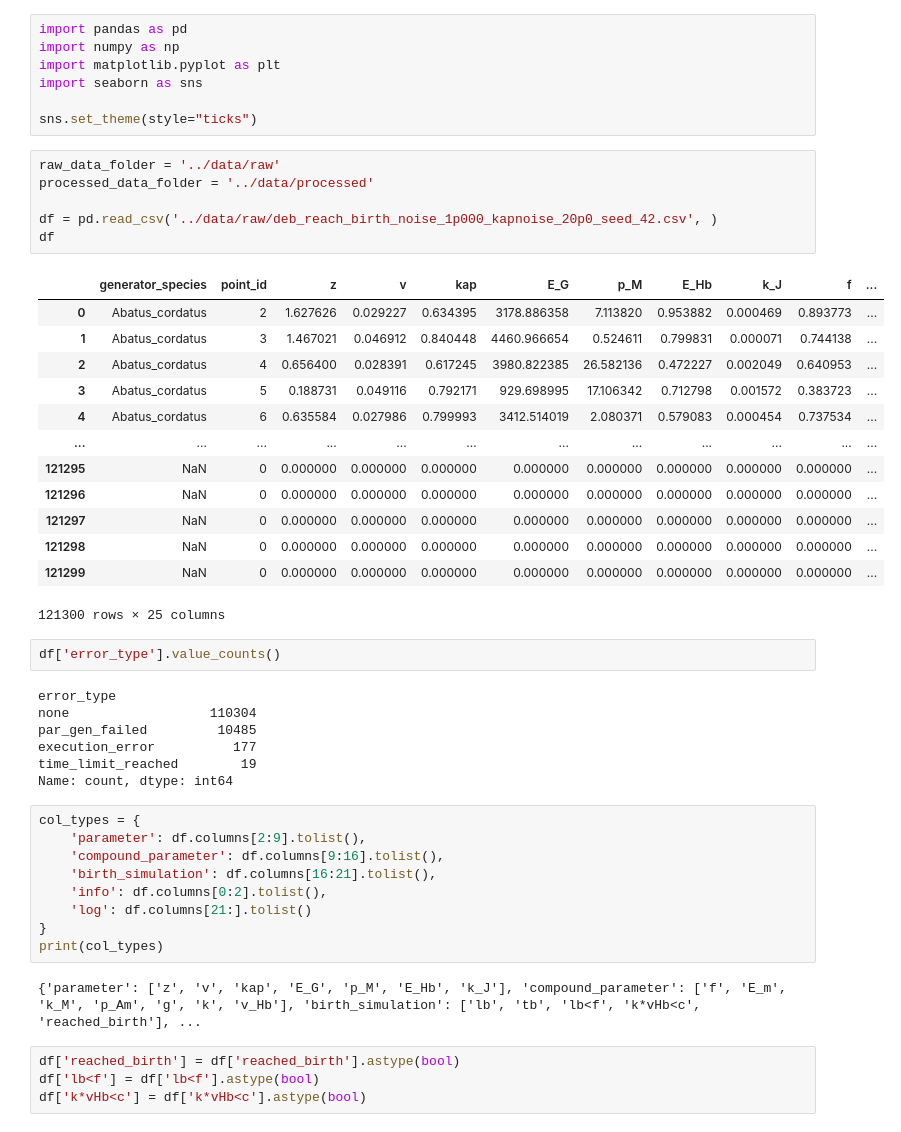
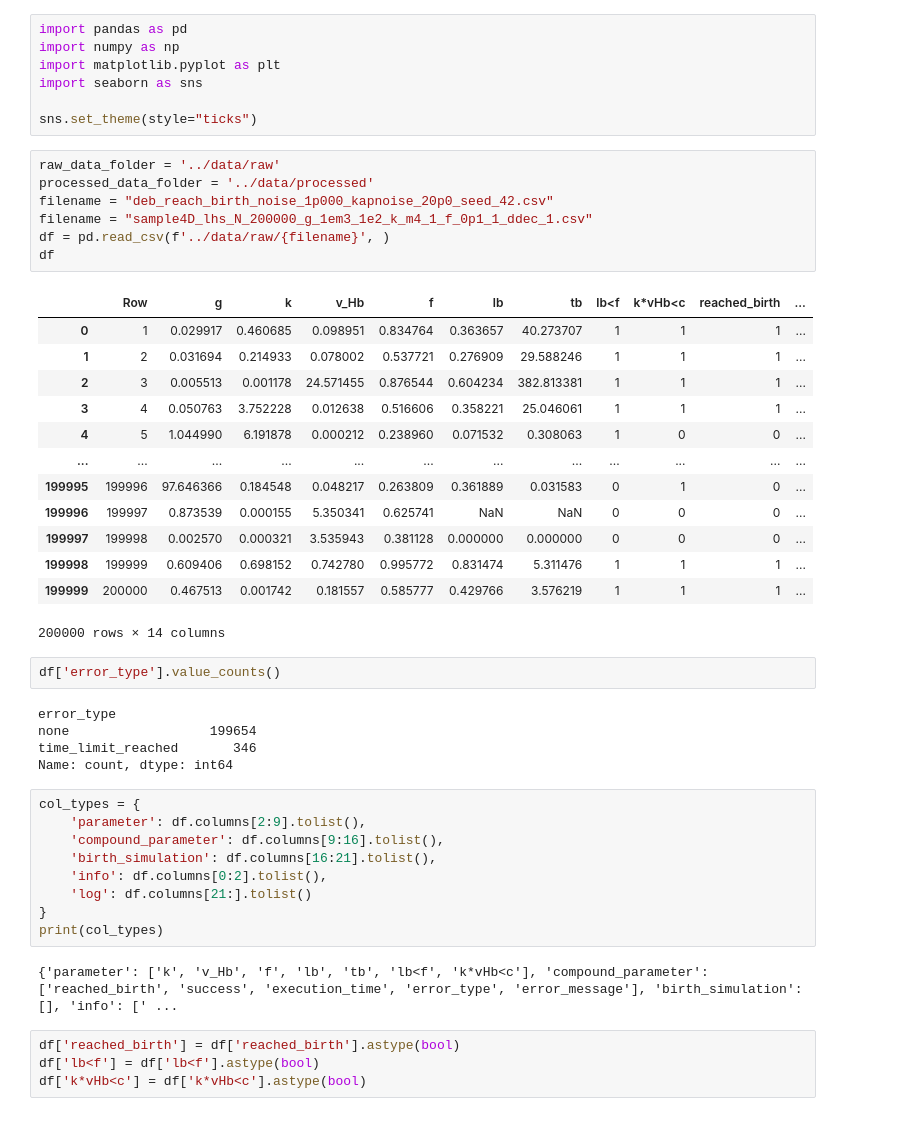
Before and after one commit to diogo-f-oliveira/deb-birth-prediction, a Jupyter notebook: notebooks/Data Preprocessing.ipynb, the cells around one changed output. Saved outputs shown, nothing was run; the diff lists cells and outputs as text.

```diff
--- a/notebooks/Data Preprocessing.ipynb
+++ b/notebooks/Data Preprocessing.ipynb
@@ -8,31 +8,30 @@ sns.set_theme(style="ticks")
 # %%
 raw_data_folder = '../data/raw'
 processed_data_folder = '../data/processed'
-
-df = pd.read_csv('../data/raw/deb_reach_birth_noise_1p000_kapnoise_20p0_seed_42.csv', )
+filename = "deb_reach_birth_noise_1p000_kapnoise_20p0_seed_42.csv"
+filename = "sample4D_lhs_N_200000_g_1em3_1e2_k_m4_1_f_0p1_1_ddec_1.csv"
+df = pd.read_csv(f'../data/raw/{filename}', )
 df
 # %% [output]
-|  | generator_species | point_id | z | v | kap | E_G | p_M | E_Hb | k_J | f | ... |
-| 0 | Abatus_cordatus | 2 | 1.627626 | 0.029227 | 0.634395 | 3178.886358 | 7.113820 | 0.953882 | 0.000469 | 0.893773 | ... |
-| 1 | Abatus_cordatus | 3 | 1.467021 | 0.046912 | 0.840448 | 4460.966654 | 0.524611 | 0.799831 | 0.000071 | 0.744138 | ... |
-| 2 | Abatus_cordatus | 4 | 0.656400 | 0.028391 | 0.617245 | 3980.822385 | 26.582136 | 0.472227 | 0.002049 | 0.640953 | ... |
-| 3 | Abatus_cordatus | 5 | 0.188731 | 0.049116 | 0.792171 | 929.698995 | 17.106342 | 0.712798 | 0.001572 | 0.383723 | ... |
-| 4 | Abatus_cordatus | 6 | 0.635584 | 0.027986 | 0.799993 | 3412.514019 | 2.080371 | 0.579083 | 0.000454 | 0.737534 | ... |
+|  | Row | g | k | v_Hb | f | lb | tb | lb<f | k*vHb<c | reached_birth | ... |
+| 0 | 1 | 0.029917 | 0.460685 | 0.098951 | 0.834764 | 0.363657 | 40.273707 | 1 | 1 | 1 | ... |
+| 1 | 2 | 0.031694 | 0.214933 | 0.078002 | 0.537721 | 0.276909 | 29.588246 | 1 | 1 | 1 | ... |
+| 2 | 3 | 0.005513 | 0.001178 | 24.571455 | 0.876544 | 0.604234 | 382.813381 | 1 | 1 | 1 | ... |
+| 3 | 4 | 0.050763 | 3.752228 | 0.012638 | 0.516606 | 0.358221 | 25.046061 | 1 | 1 | 1 | ... |
+| 4 | 5 | 1.044990 | 6.191878 | 0.000212 | 0.238960 | 0.071532 | 0.308063 | 1 | 0 | 0 | ... |
 | ... | ... | ... | ... | ... | ... | ... | ... | ... | ... | ... | ... |
-| 121295 | NaN | 0 | 0.000000 | 0.000000 | 0.000000 | 0.000000 | 0.000000 | 0.000000 | 0.000000 | 0.000000 | ... |
-| 121296 | NaN | 0 | 0.000000 | 0.000000 | 0.000000 | 0.000000 | 0.000000 | 0.000000 | 0.000000 | 0.000000 | ... |
-| 121297 | NaN | 0 | 0.000000 | 0.000000 | 0.000000 | 0.000000 | 0.000000 | 0.000000 | 0.000000 | 0.000000 | ... |
-| 121298 | NaN | 0 | 0.000000 | 0.000000 | 0.000000 | 0.000000 | 0.000000 | 0.000000 | 0.000000 | 0.000000 | ... |
-| 121299 | NaN | 0 | 0.000000 | 0.000000 | 0.000000 | 0.000000 | 0.000000 | 0.000000 | 0.000000 | 0.000000 | ... |
+| 199995 | 199996 | 97.646366 | 0.184548 | 0.048217 | 0.263809 | 0.361889 | 0.031583 | 0 | 1 | 0 | ... |
+| 199996 | 199997 | 0.873539 | 0.000155 | 5.350341 | 0.625741 | NaN | NaN | 0 | 0 | 0 | ... |
+| 199997 | 199998 | 0.002570 | 0.000321 | 3.535943 | 0.381128 | 0.000000 | 0.000000 | 0 | 0 | 0 | ... |
+| 199998 | 199999 | 0.609406 | 0.698152 | 0.742780 | 0.995772 | 0.831474 | 5.311476 | 1 | 1 | 1 | ... |
+| 199999 | 200000 | 0.467513 | 0.001742 | 0.181557 | 0.585777 | 0.429766 | 3.576219 | 1 | 1 | 1 | ... |
-121300 rows × 25 columns
+200000 rows × 14 columns
 # %%
 df['error_type'].value_counts()
 # %% [output]
 error_type
-none                  110304
-par_gen_failed         10485
-execution_error          177
-time_limit_reached        19
+none                  199654
+time_limit_reached       346
 Name: count, dtype: int64
 # %%
 col_types = {
@@ -44,7 +43,7 @@ col_types = {
 }
 print(col_types)
 # %% [output]
-{'parameter': ['z', 'v', 'kap', 'E_G', 'p_M', 'E_Hb', 'k_J'], 'compound_parameter': ['f', 'E_m', 'k_M', 'p_Am', 'g', 'k', 'v_Hb'], 'birth_simulation': ['lb', 'tb', 'lb<f', 'k*vHb<c', 'reached_birth'], ...
+{'parameter': ['k', 'v_Hb', 'f', 'lb', 'tb', 'lb<f', 'k*vHb<c'], 'compound_parameter': ['reached_birth', 'success', 'execution_time', 'error_type', 'error_message'], 'birth_simulation': [], 'info': [' ...
 # %%
 df['reached_birth'] = df['reached_birth'].astype(bool)
 df['lb<f'] = df['lb<f'].astype(bool)
```
Also changed, not shown: parts of 15 cells of this notebook, 4 other files.
